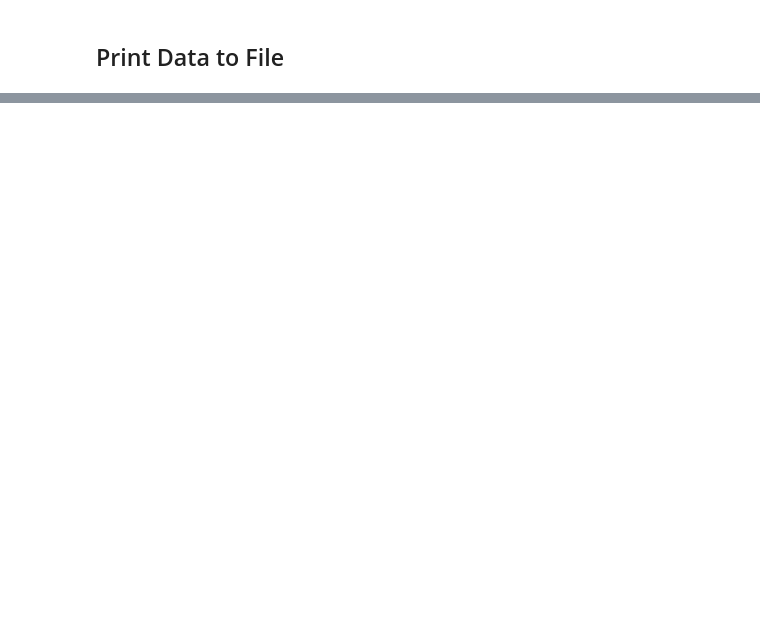
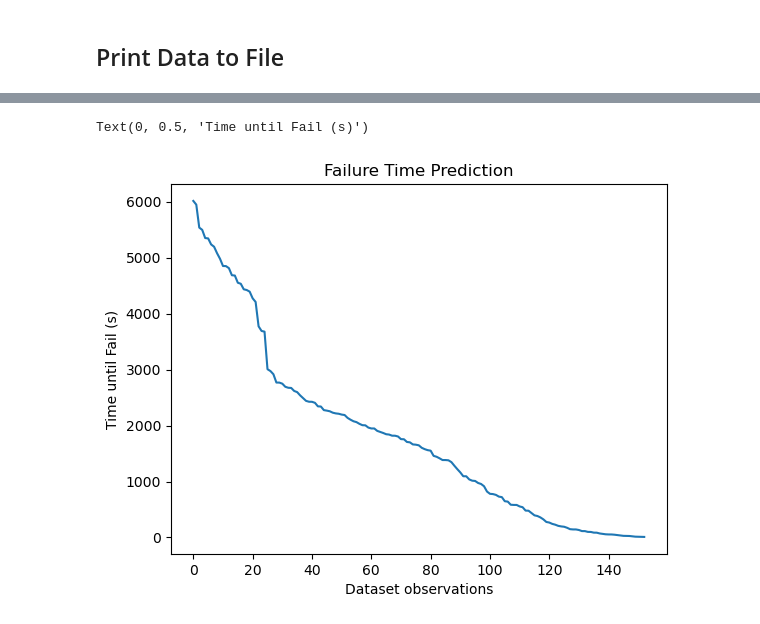
Before and after one commit to flowcean/flowcean, a Jupyter notebook: accelerometer_preprocessing.ipynb, the cells around one changed output, grey strips where cells are left out. Drawn from its saved outputs; the diff is of its cells as text; code cells hidden in the pictures; blank space fills up the shorter version.

```diff
--- a/accelerometer_preprocessing.ipynb
+++ b/accelerometer_preprocessing.ipynb
@@ -265,0 +308,20 @@ Note: you may need to restart the kernel to use updated packages.
+# %%
+growth_rates = [0.015, 0.03, 0.04]
+
+num_samples = np.size(avg_data, axis = 0)
+training_data = duplicate_with_growth(growth_rates,num_samples,avg_data)
+num_samples = np.size(training_data, axis = 0)
+threshold_values = [0.25, 0.7, 0.7] # [x, y, z]
+
+eft = np.array([])
+for i in range(num_samples):
+    failure_time_x = calculate_failure_time(training_data[i,0],threshold_values[0],training_data[i, 3])
+    failure_time_y = calculate_failure_time(training_data[i,1],threshold_values[1],training_data[i, 3])
+    failure_time_z = calculate_failure_time(training_data[i,2],threshold_values[2],training_data[i, 3])
+    failure_times = [failure_time_x, failure_time_y, failure_time_z] # [failure_time_x,failure_time_y,failure_time_z]
+    eft = np.append(eft,4*calculate_estimated_failure_time(failure_times)) #factor 4 needed for some reason
+
+
+training_data = np.array([np.append(training_data[i], eft[i]) for i in range(num_samples)])
+print(training_data)
+print("Number of samples: ", np.size(training_data, axis = 0))
@@ -265,0 +346,10 @@ Note: you may need to restart the kernel to use updated packages.
+# %%
+fig, (ax1) = plt.subplots(1, 1)
+eft[::-1].sort()
+ax1.plot(eft)
+ax1.set_title("Failure Time Prediction")
+ax1.set_xlabel("Dataset observations")
+ax1.set_ylabel("Time until Fail (s)")
+# %% [output]
+Text(0, 0.5, 'Time until Fail (s)')
+[figure, added]
```
Also changed, not shown: parts of 16 cells of this notebook, 3 other files.
